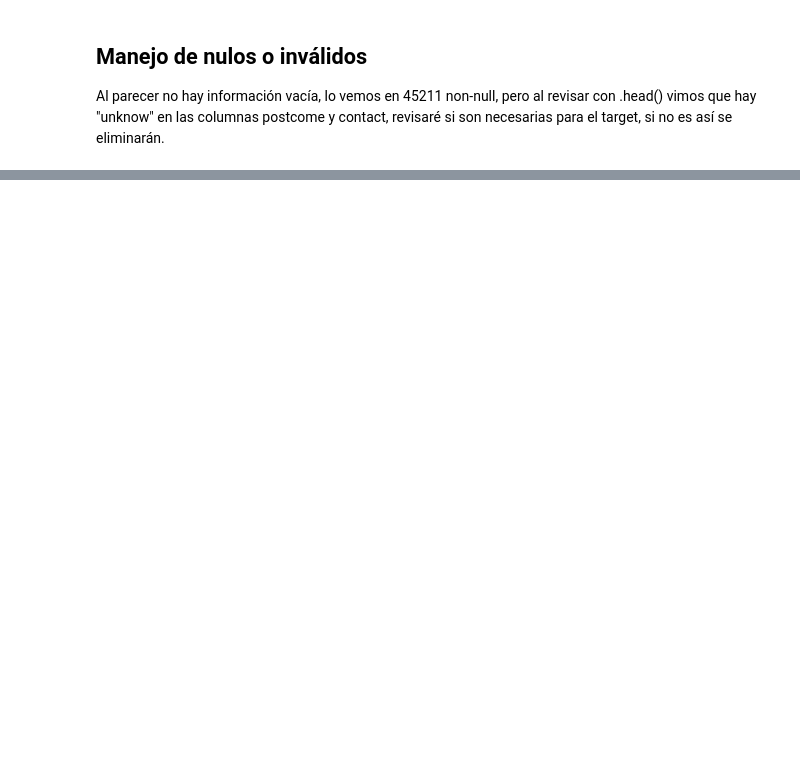
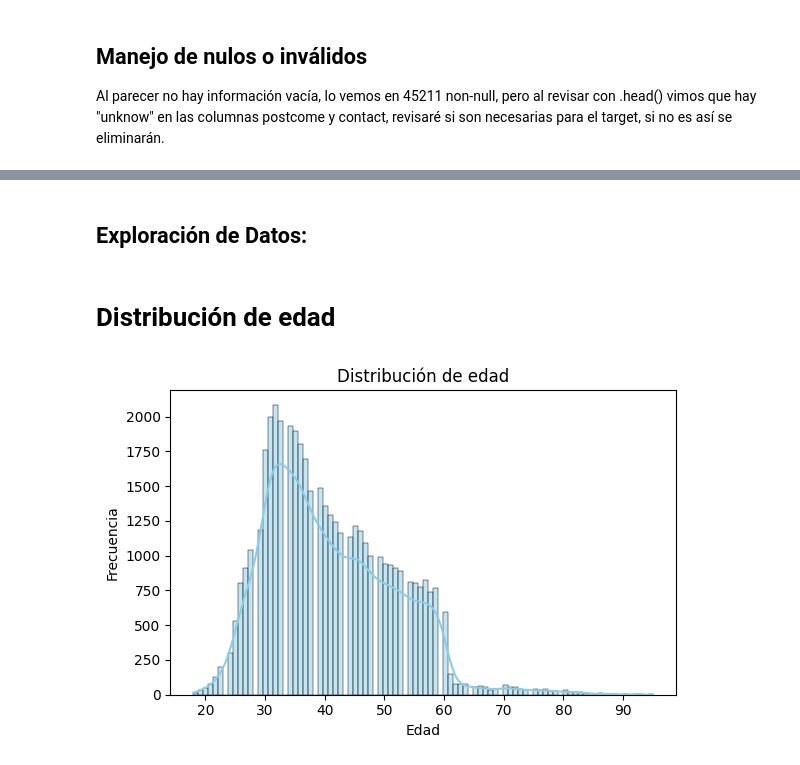
Before and after one commit to cristiangodoyangel/Cristian_Godoy_Examen_2_intento_2, a Jupyter notebook: Cristian_Godoy_Examen_2_intento_2.ipynb, the cells around one changed output, grey strips where cells are left out. Cells and saved outputs as stored; diff of their text form; code cells hidden in the pictures; blank space fills up the shorter version.

```diff
--- a/Cristian_Godoy_Examen_2_intento_2.ipynb
+++ b/Cristian_Godoy_Examen_2_intento_2.ipynb
@@ -87,0 +200,20 @@ Al parecer no hay información vacía, lo vemos en 45211 non-null, pero al revis
+# %%
+# Verificación y eliminación de filas duplicadas
+
+# Se calcula cuántas filas están completamente duplicadas (todas las columnas iguales)
+duplicados = df.duplicated().sum()
+print(f"Número de filas duplicadas encontradas: {duplicados}")
+
+# Si hay duplicados, se eliminan
+if duplicados > 0:
+    df = df.drop_duplicates()
+    print("========================================================================================================================================")
+    print("Duplicados eliminados. Nuevas dimensiones del dataset:", df.shape)
+    print("========================================================================================================================================")
+    print("\n")
+
+else:
+    print("========================================================================================================================================")
+    print("No se encontraron filas duplicadas. No fue necesario eliminar ninguna.")
+    print("========================================================================================================================================")
+    print("\n")
@@ -87,0 +263,14 @@ Al parecer no hay información vacía, lo vemos en 45211 non-null, pero al revis
+# %% [markdown]
+## Exploración de Datos:
+# %% [markdown]
+# Distribución de edad
+# %%
+plt.figure(figsize=(6, 4))
+sns.histplot(data=df, x='age', kde=True, color='skyblue')
+plt.title('Distribución de edad')
+plt.xlabel('Edad')
+plt.ylabel('Frecuencia')
+plt.tight_layout()
+plt.show()
+# %% [output]
+[figure, added]
```
Also changed, not shown: parts of 47 cells of this notebook.
